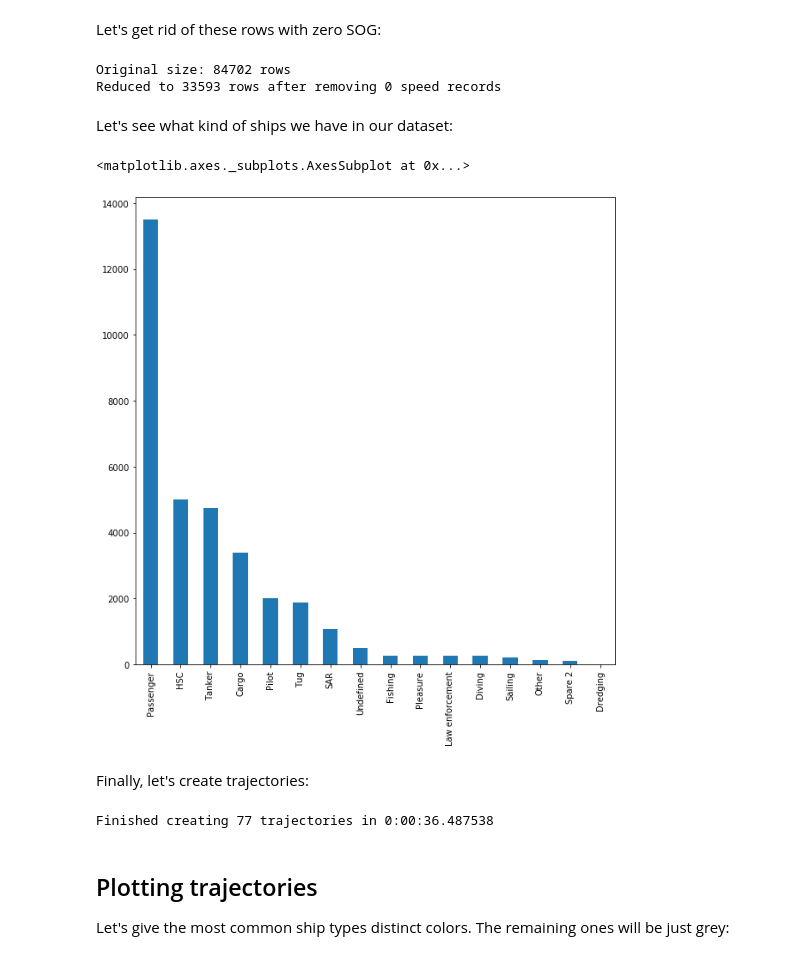
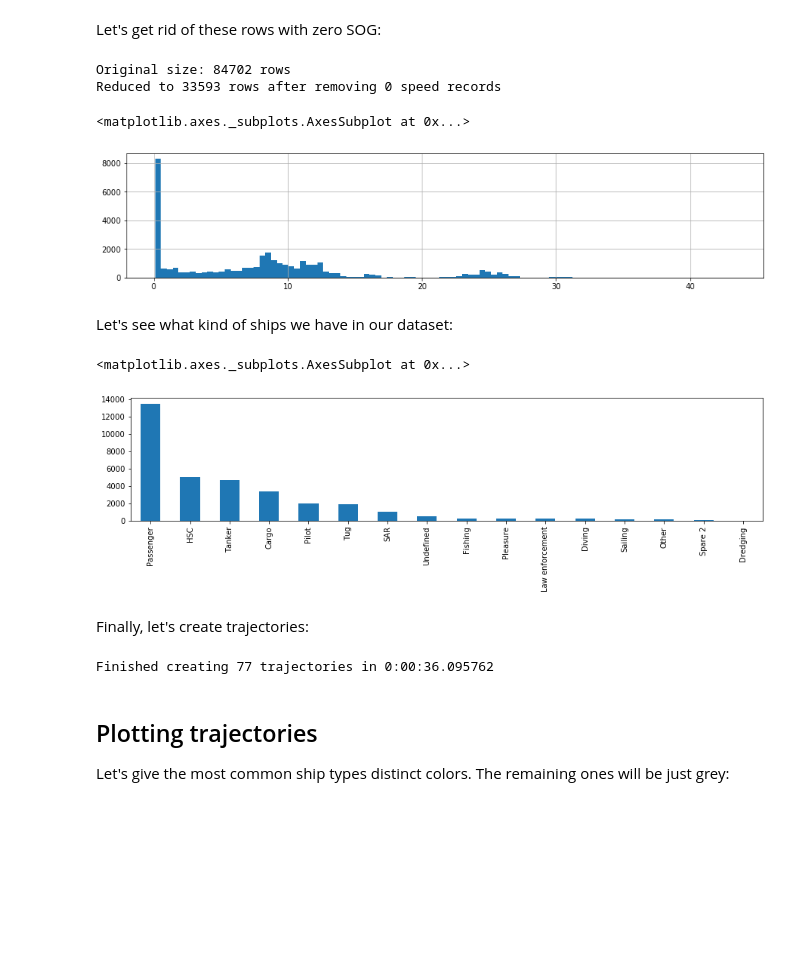
Before and after one commit to movingpandas/movingpandas, a Jupyter notebook: 1_ship_data_analysis.ipynb, the cells around one changed output. Drawn from its saved outputs; the diff is of its cells as text; code cells hidden in the pictures; blank space fills up the shorter version.

```diff
--- a/1_ship_data_analysis.ipynb
+++ b/1_ship_data_analysis.ipynb
@@ -50,9 +50,7 @@ Wall time: 837 ms
 # %%
 # Loading geodata ...
 t_start = datetime.now()
-df = read_file('demo/demo_ais.gpkg')
+df = read_file('demo/demodata_ais.gpkg')
 wgs84 = df.crs
-df['t'] = pd.to_datetime(df['Timestamp'], format='%d/%m/%Y %H:%M:%S')
-df = df.set_index('t')
 print("Finished reading {} rows in {}".format(len(df),datetime.now() - t_start))
 # %% [output]
@@ -82,16 +89,19 @@ Let's get rid of these rows with zero SOG:
 print("Original size: {} rows".format(len(df)))
 df = df[df.SOG>0]
 print("Reduced to {} rows after removing 0 speed records".format(len(df)))
+df['SOG'].hist(bins=100, figsize=(15,3))
 # %% [output]
 Original size: 84702 rows
 Reduced to 33593 rows after removing 0 speed records
+<matplotlib.axes._subplots.AxesSubplot at 0x...>
+[figure, added]
 # %% [markdown]
 Let's see what kind of ships we have in our dataset:
 # %%
-df['ShipType'].value_counts().plot(kind='bar')
+df['ShipType'].value_counts().plot(kind='bar', figsize=(15,3))
 # %% [output]
 <matplotlib.axes._subplots.AxesSubplot at 0x...>
-[figure, old version]
+[figure, new version]
 # %% [markdown]
 Finally, let's create trajectories:
 # %%
@@ -114,7 +124,7 @@ for key, values in df.groupby(['MMSI']):
 
 print("Finished creating {} trajectories in {}".format(len(trajectories),datetime.now() - t_start))
 # %% [output]
-Finished creating 77 trajectories in 0:00:36.487538
+Finished creating 77 trajectories in 0:00:36.095762
 # %% [markdown]
 ## Plotting trajectories
 
```
Also changed, not shown: parts of 13 cells of this notebook, 7 other files.
